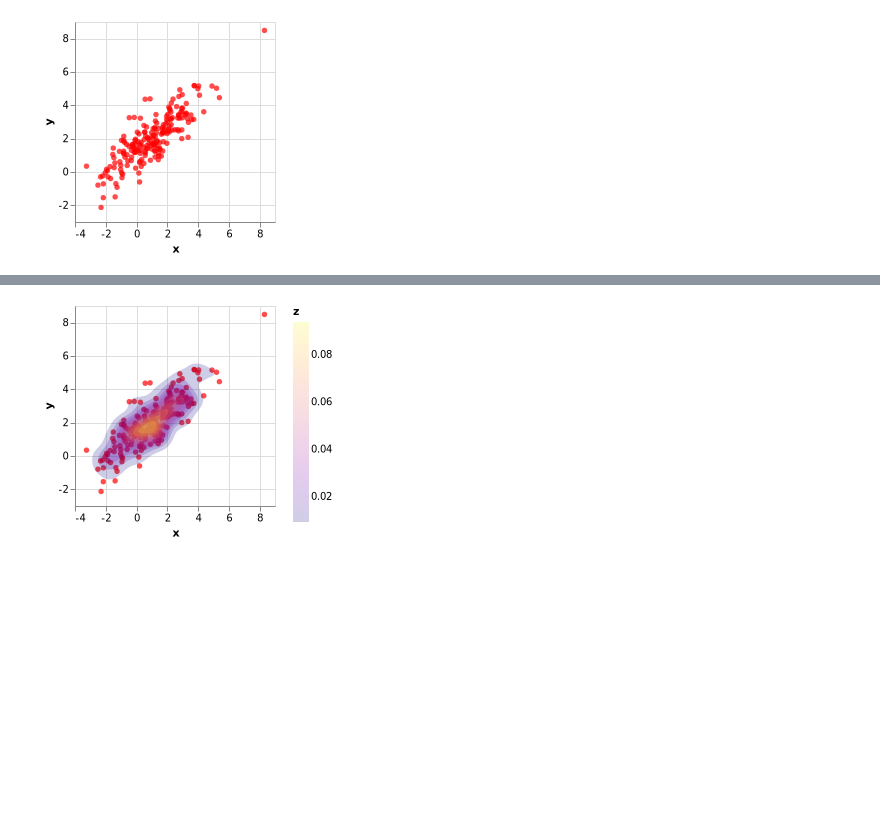
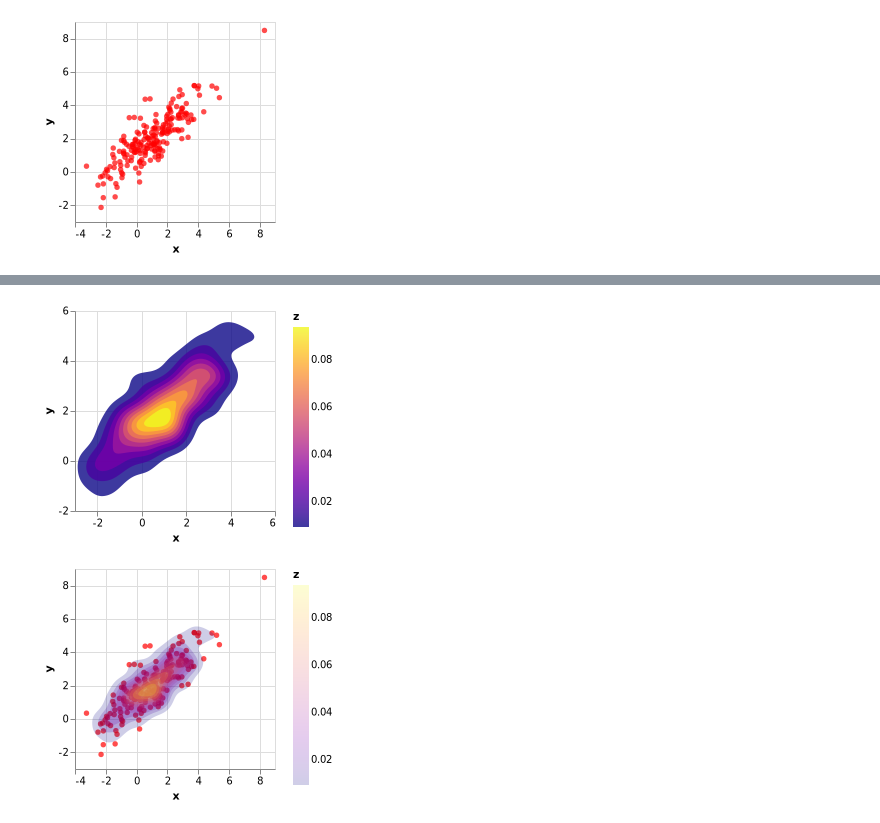
Before and after one commit to queryverse/QuickVega.jl, a Jupyter notebook: sandbox/Contour_Plot.ipynb, the cells around one changed output, grey strips where cells are left out. Saved outputs shown, nothing was run; the diff lists cells and outputs as text; code cells hidden in the pictures; blank space fills up the shorter version.

```diff
--- a/sandbox/Contour_Plot.ipynb
+++ b/sandbox/Contour_Plot.ipynb
@@ -22,5 +22,9 @@ p = contourplot(samples[:,1],samples[:,2],color_scheme="greens",mark="area",opac
 # %%
 updatePlot!(p,color_scheme="plasma")
+# %%
+p
+# %% [output]
+[figure, added]
 # %%
 @vlplot() + s + p
 # %% [output]
```
Also changed, not shown: parts of 1 cell of this notebook, 3 other files.
